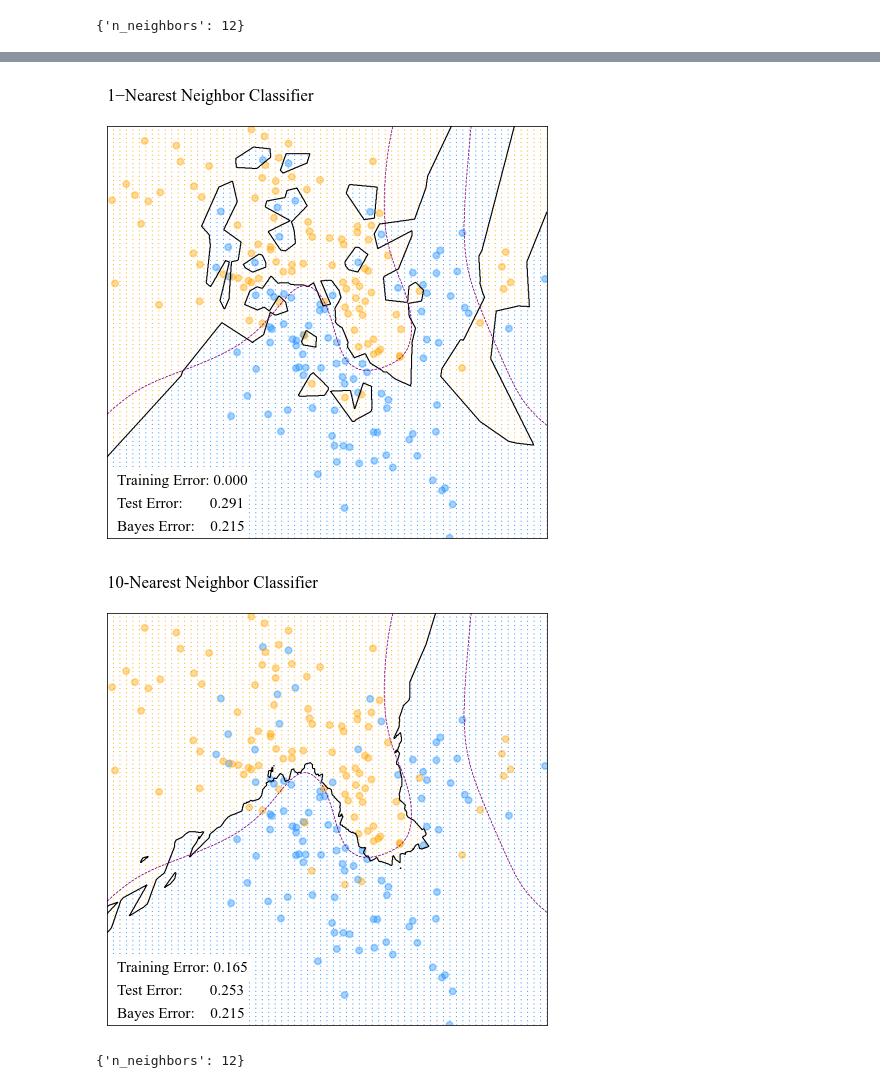
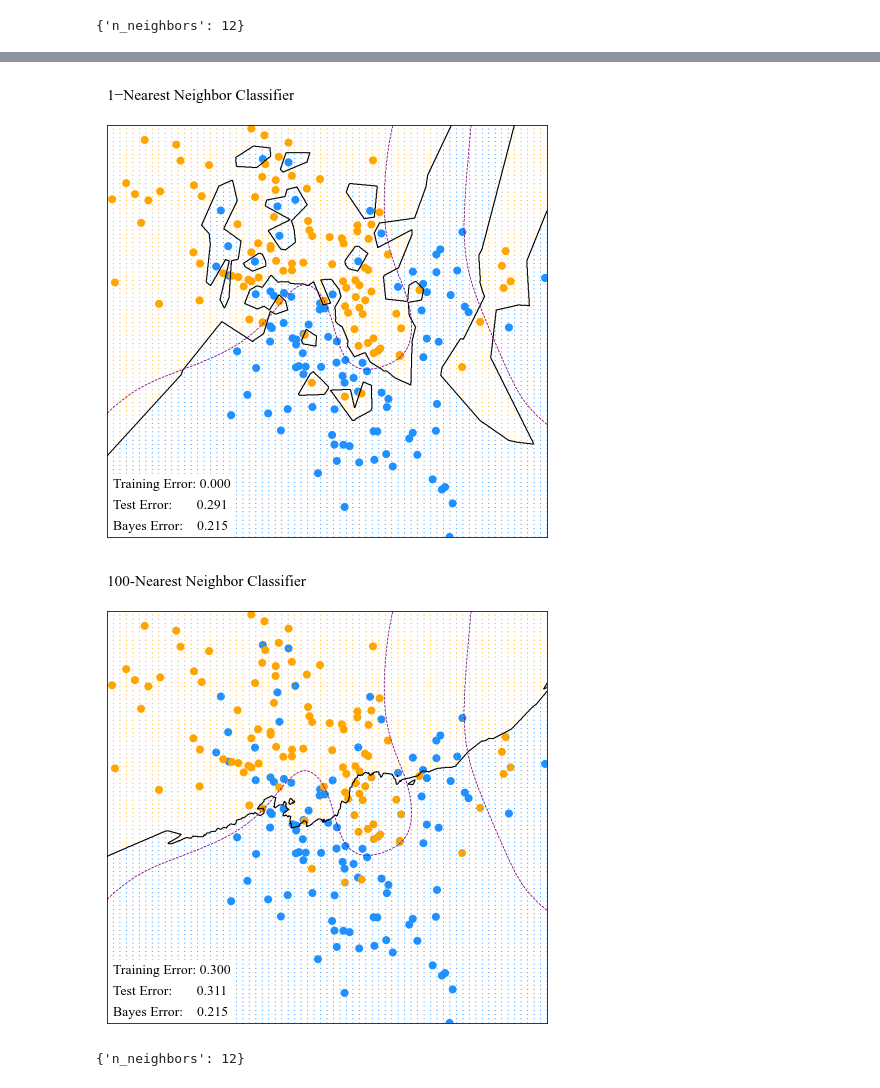
Before and after one commit to ChuckleQu/FYP---Midterm-Presentation---Generalization-of-Classification-Models, a Jupyter notebook: KNN.ipynb, the cells around one changed output, grey strips where cells are left out. Saved outputs shown, nothing was run; the diff lists cells and outputs as text; code cells hidden in the pictures.

```diff
--- a/KNN.ipynb
+++ b/KNN.ipynb
@@ -77,13 +77,13 @@ The optimal Bayes error rate = 0.2148
 def plot_train_data(title):
     fig, ax = plt.subplots(figsize=(4, 4), dpi=110)
     ax.set_aspect(1.3)
-    ax.scatter(X_train[:, 0], X_train[:, 1], s=18, alpha = 0.4, color=np.array([BLUE, ORANGE])[y_train])
+    ax.scatter(X_train[:, 0], X_train[:, 1], s=18, color=np.array([BLUE, ORANGE])[y_train])
     ax.tick_params(
         bottom=False, left=False, labelleft=False, labelbottom=False)
     ax.set_xlim(-2.6, 4.2)
     ax.set_ylim(-2.0, 2.9)
     fig.subplots_adjust(left=0, right=1, top=1, bottom=0)
-    ax.text(-2.6, 3.2, title, color=BLACK, fontsize=11)
+    ax.text(-2.6, 3.2, title, color=BLACK, fontsize=10)
     for spine in ax.spines.values():
         spine.set_color(BLACK)
     return fig, ax
@@ -139,11 +139,11 @@ def plot_model_stat(predict, title):
                linewidths=[0.5], linestyles='dashed')
     test_error_rate = 1 - accuracy_score(y_test, predict(X_test))
     train_error_rate = 1 - accuracy_score(y_train, predict(X_train))
-    parms = {'color': BLACK, 'fontsize': 10,
+    parms = {'color': BLACK, 'fontsize': 9,
              'bbox': {'facecolor': 'white', 'pad': 3, 'edgecolor': 'none'}}
-    ax.text(-2.45, -1.37, f'Training Error: {train_error_rate:.3f}', **parms)
-    ax.text(-2.45, -1.64, f'Test Error:       {test_error_rate:.3f}', **parms)
-    ax.text(-2.45, -1.91, f'Bayes Error:    {bayes_error_rate:.3f}', **parms)
+    ax.text(-2.5, -1.41, f'Training Error: {train_error_rate:.3f}', **parms)
+    ax.text(-2.5, -1.66, f'Test Error:       {test_error_rate:.3f}', **parms)
+    ax.text(-2.5, -1.91, f'Bayes Error:    {bayes_error_rate:.3f}', **parms)
     return fig, ax
 # %%
 from sklearn.linear_model import LinearRegression
@@ -203,16 +203,16 @@ neighbors1_classifier = KNeighborsClassifier(
 _, _ = plot_model_stat(
     neighbors1_classifier.predict, '1−Nearest Neighbor Classifier')
 # %% [output]
-[figure, old version]
+[figure, new version]
 # %%
-# Use 12-nearest-neighbor averaging of the binary coded response as
-neighbors12_classifier = KNeighborsClassifier(
-    n_neighbors=12
+# Use 100-nearest-neighbor averaging of the binary coded response as
+neighbors100_classifier = KNeighborsClassifier(
+    n_neighbors=100
 ).fit(X_train, y_train)
 _, _ = plot_model_stat(
-    neighbors12_classifier.predict, '10-Nearest Neighbor Classifier')
+    neighbors100_classifier.predict, '100-Nearest Neighbor Classifier')
 # %% [output]
-[figure, old version]
+[figure, new version]
 # %%
 n_neighbors_vals = list(range(1, 20)) + list(range(20, 101, 5))
 k_neighbors_grid_search = GridSearchCV(
```
Also changed, not shown: parts of 5 cells of this notebook.
